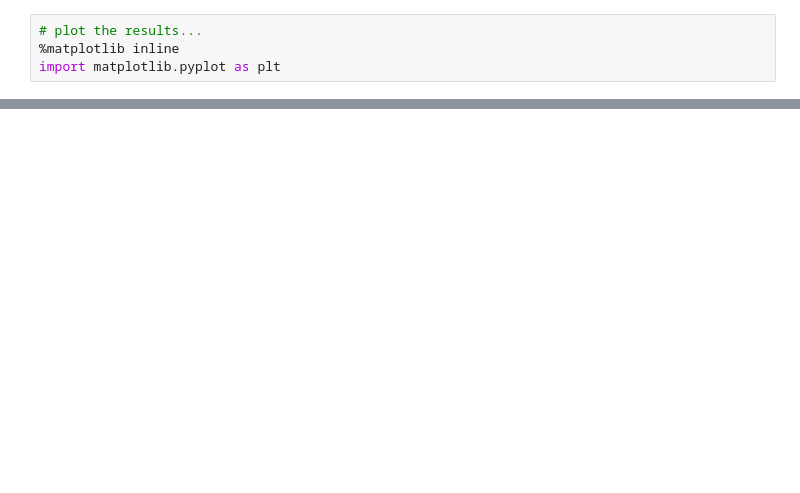
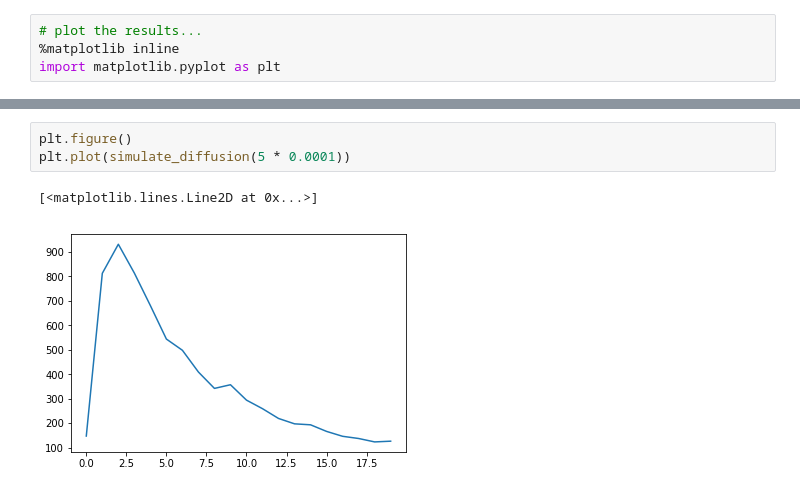
Before and after one commit to btacyildiz/3DDiffusionSimulation, a Jupyter notebook: sim_diffusion_3d_P2HS_wReflection.ipynb, the cells around one changed output, grey strips where cells are left out. Saved outputs shown, nothing was run; the diff lists cells and outputs as text; blank space fills up the shorter version.

```diff
--- a/sim_diffusion_3d_P2HS_wReflection.ipynb
+++ b/sim_diffusion_3d_P2HS_wReflection.ipynb
@@ -52,0 +54,6 @@ plt.plot(reached_molecules_counts)
+# %%
+plt.figure()
+plt.plot(simulate_diffusion(5 * 0.0001))
+# %% [output]
+[<matplotlib.lines.Line2D at 0x...>]
+[figure, added]
```
Also changed, not shown: parts of 4 cells of this notebook, 1 other file.
